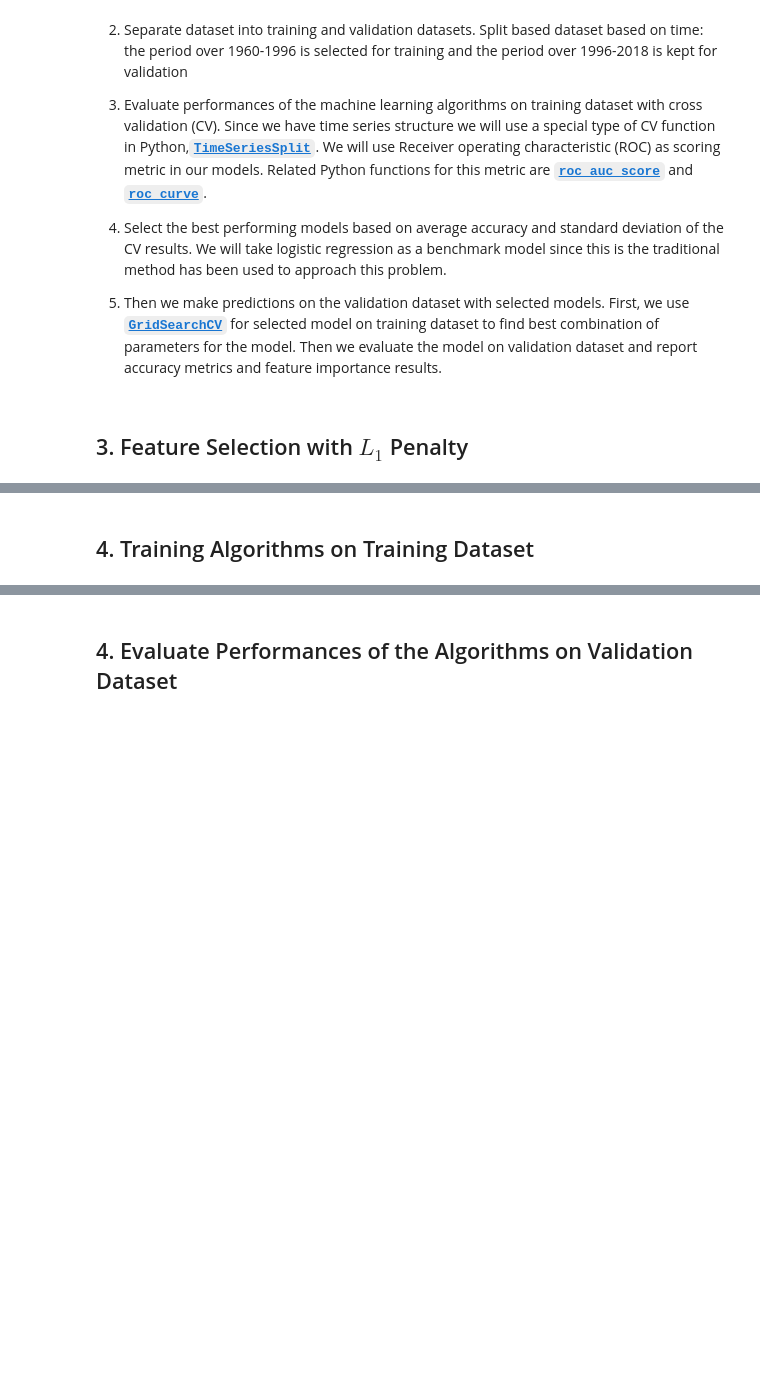
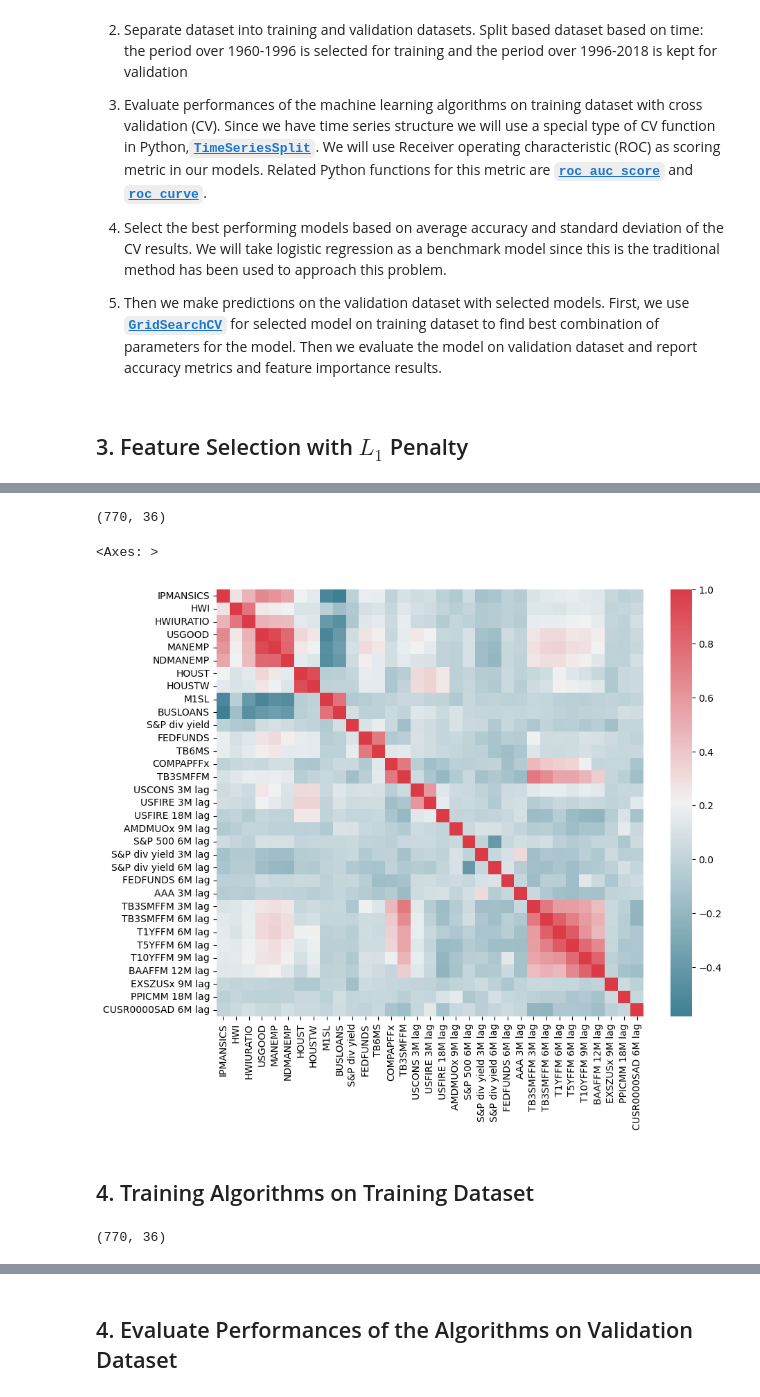
Before and after one commit to atkrish0/regime-shift-forecasting, a Jupyter notebook: RSF.ipynb, the cells around one changed output, grey strips where cells are left out. Cells and saved outputs as stored; diff of their text form; code cells hidden in the pictures; blank space fills up the shorter version.

```diff
--- a/RSF.ipynb
+++ b/RSF.ipynb
@@ -169,5 +189,5 @@ warnings.filterwarnings('ignore')
 # %%
-df=pd.read_csv('Dataset_Cleaned.csv')
+df = pd.read_csv('data/dataset_cleaned.csv')
 
 Label = df["Regime"].apply(lambda regime: 1. if regime == 'Normal' else 0.)
 df.insert(loc=2, column="Label", value=Label.values)
@@ -207,3 +245,30 @@ df_validation_targets=df_validation_targets[df_idx:]
+# %%
+import pandas as pd
+
+# Make sure Date is in datetime format
+df["Date"] = pd.to_datetime(df["Date"])
+
+# Define the correct split date (ensure format matches)
+split_date = pd.Timestamp("1996-12-01")
+
+# Get the index of the split date
+split_idx = df.index[df["Date"] == split_date]
+
+# Check that the date exists
+if split_idx.empty:
+    raise ValueError("The split date 1996-12-01 is not present in the 'Date' column.")
+
+df_idx = split_idx[0]
+
+# Proceed as originally planned
+df_targets = df['Label'].values
+df_features = df.drop(['Regime', 'Date', 'Label'], axis=1)
+
+df_training_features = df.iloc[:df_idx, :].drop(['Regime', 'Date', 'Label'], axis=1)
+df_validation_features = df.iloc[df_idx:, :].drop(['Regime', 'Date', 'Label'], axis=1)
+
+df_training_targets = df['Label'].values[:df_idx]
+df_validation_targets = df['Label'].values[df_idx:]
 # %%
 print(len(df_training_features),len(df_training_targets),len(df_targets))
 print(len(df_validation_features),len(df_validation_targets),len(df_features))
@@ -228,7 +300,7 @@ LR_penalty
 # %%
 X=df_features
 y=df_targets
-lr_l1 = LogisticRegression(C=0.1, max_iter=10000,penalty="l1").fit(X,y)
+lr_l1 = LogisticRegression(C=0.1, max_iter=10000,penalty="l1", solver='liblinear').fit(X,y)
 model = SelectFromModel(lr_l1,prefit=True)
 feature_idx = model.get_support()
 feature_name = X.columns[feature_idx]
@@ -244,16 +328,23 @@ df_2.insert(loc=2, column="Label", value=df['Label'].values)
 
 df_2.head()
 df_2.shape
+# %% [output]
+(770, 36)
 # %%
 corr = df_2.drop(['Date','Regime','Label'],axis=1).corr()
 plt.figure(figsize=(10, 8))
-sns.heatmap(corr, mask=np.zeros_like(corr, dtype=np.bool),
+sns.heatmap(corr, mask=np.zeros_like(corr, dtype = bool),
             cmap=sns.diverging_palette(220, 10, as_cmap=True), square=True)
+# %% [output]
+<Axes: >
+[figure, added]
 # %% [markdown]
 ## 4. Training Algorithms on Training Dataset <a id="3"></a>
 # %%
 df=df_2
 df.shape
+# %% [output]
+(770, 36)
 # %%
 # Time Series Split
 df_idx = df[df.Date == '12/1/96'].index[0]
```
Also changed, not shown: parts of 35 cells of this notebook, 2 other files.
